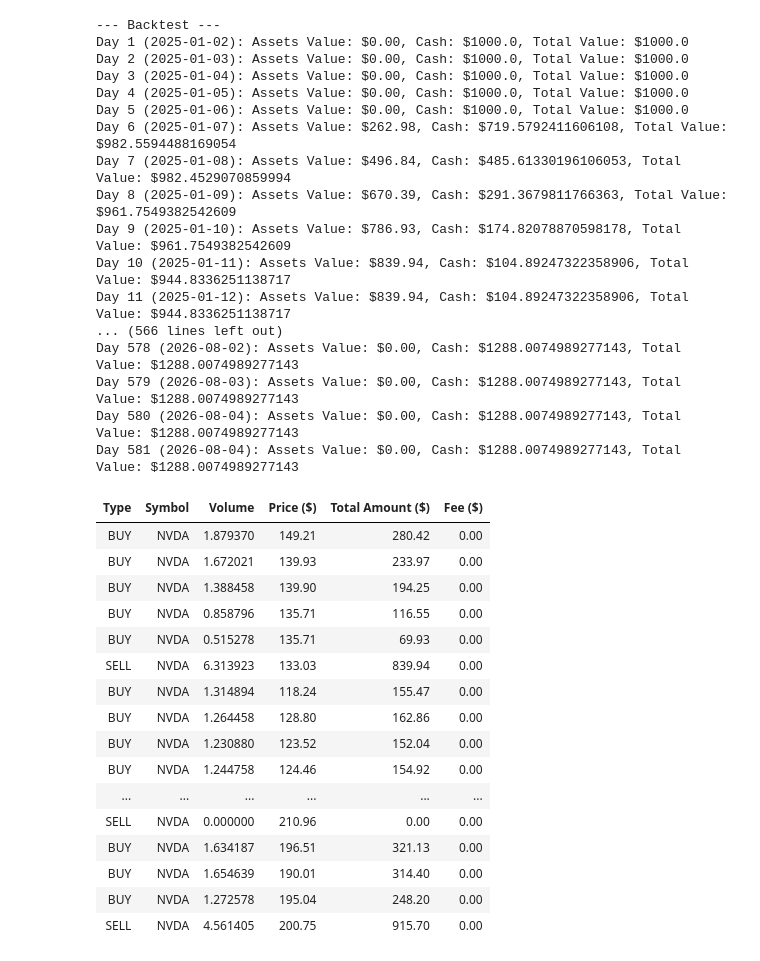
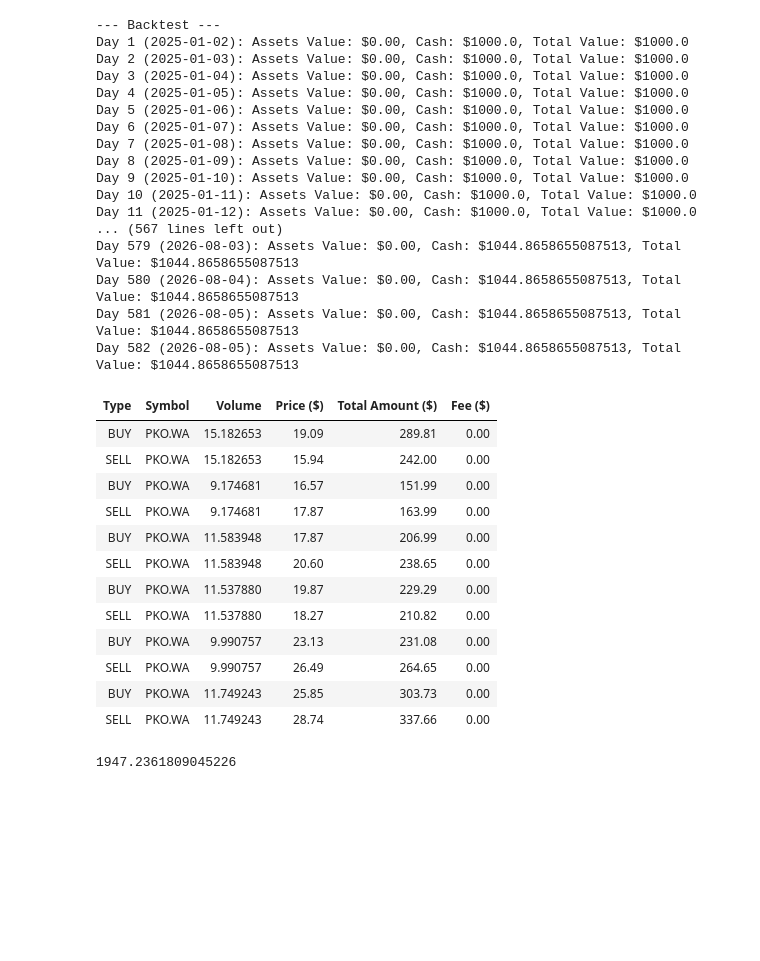
Before and after one commit to WalkingBread/wolf, a Jupyter notebook: experiments/pricedir.ipynb, the cells around one changed output. Saved outputs shown, nothing was run; the diff lists cells and outputs as text; code cells hidden in the pictures; blank space fills up the shorter version.

```diff
--- a/experiments/pricedir.ipynb
+++ b/experiments/pricedir.ipynb
@@ -7,66 +7,75 @@ sys.path.append(os.path.abspath(".."))
 from datetime import datetime, timedelta
 
 from core.ml.price.backtest import BacktestEngine
-from core.portfolio.asset import Portfolio
+from core.portfolio.asset import Portfolio, Asset
 from core.data.instrument.provider import InstrumentProvider
 from core.data.instrument.instrument import Instrument
 from core.ml.price.model import PriceDirPredictorRF, PriceDirPredictorLGBM, PriceDirPredictorXGB, PriceDirPredictorEnsemble
 from core.ml.price.strategy import ATRStopLossStrategy
 
 ip = InstrumentProvider()
-instrument: Instrument = ip.get_instrument('NVDA')
+instrument: Instrument = ip.get_instrument('PKO.WA')
 
-HORIZON = 5
-
-predictor = PriceDirPredictorLGBM(instrument=instrument, horizon_days=HORIZON)
+predictor = PriceDirPredictorLGBM(instrument=instrument, horizon_days=5)
 strategy = ATRStopLossStrategy(predictor)
 
-portfolio = Portfolio('BT1', 'PLN')
+portfolio = Portfolio('BT1', 'USD')
 start_date = datetime(2025, 1, 1)
 engine = BacktestEngine(portfolio, start_date, strategy, initial_cash=1000.0)
 
 
 print("--- Backtest ---")
 reached_present = False
 i = 0
 while not reached_present:
     reached_present = engine.next_day()
     print(f"Day {i+1} ({engine.date.strftime('%Y-%m-%d')}): Assets Value: ${engine.assets_values:,.2f}, Cash: ${engine.cash}, Total Value: ${engine.total_value}")
     i += 1
 
 engine.show_transaction_log_df()
 # %% [output]
 --- Backtest ---
 Day 1 (2025-01-02): Assets Value: $0.00, Cash: $1000.0, Total Value: $1000.0
 Day 2 (2025-01-03): Assets Value: $0.00, Cash: $1000.0, Total Value: $1000.0
 Day 3 (2025-01-04): Assets Value: $0.00, Cash: $1000.0, Total Value: $1000.0
 Day 4 (2025-01-05): Assets Value: $0.00, Cash: $1000.0, Total Value: $1000.0
 Day 5 (2025-01-06): Assets Value: $0.00, Cash: $1000.0, Total Value: $1000.0
-Day 6 (2025-01-07): Assets Value: $262.98, Cash: $719.5792411606108, Total Value: $982.5594488169054
-Day 7 (2025-01-08): Assets Value: $496.84, Cash: $485.61330196106053, Total Value: $982.4529070859994
-Day 8 (2025-01-09): Assets Value: $670.39, Cash: $291.3679811766363, Total Value: $961.7549382542609
-Day 9 (2025-01-10): Assets Value: $786.93, Cash: $174.82078870598178, Total Value: $961.7549382542609
-Day 10 (2025-01-11): Assets Value: $839.94, Cash: $104.89247322358906, Total Value: $944.8336251138717
-Day 11 (2025-01-12): Assets Value: $839.94, Cash: $104.89247322358906, Total Value: $944.8336251138717
-... (566 lines left out)
-Day 578 (2026-08-02): Assets Value: $0.00, Cash: $1288.0074989277143, Total Value: $1288.0074989277143
-Day 579 (2026-08-03): Assets Value: $0.00, Cash: $1288.0074989277143, Total Value: $1288.0074989277143
-Day 580 (2026-08-04): Assets Value: $0.00, Cash: $1288.0074989277143, Total Value: $1288.0074989277143
-Day 581 (2026-08-04): Assets Value: $0.00, Cash: $1288.0074989277143, Total Value: $1288.0074989277143
+Day 6 (2025-01-07): Assets Value: $0.00, Cash: $1000.0, Total Value: $1000.0
+Day 7 (2025-01-08): Assets Value: $0.00, Cash: $1000.0, Total Value: $1000.0
+Day 8 (2025-01-09): Assets Value: $0.00, Cash: $1000.0, Total Value: $1000.0
+Day 9 (2025-01-10): Assets Value: $0.00, Cash: $1000.0, Total Value: $1000.0
+Day 10 (2025-01-11): Assets Value: $0.00, Cash: $1000.0, Total Value: $1000.0
+Day 11 (2025-01-12): Assets Value: $0.00, Cash: $1000.0, Total Value: $1000.0
+... (567 lines left out)
+Day 579 (2026-08-03): Assets Value: $0.00, Cash: $1044.8658655087513, Total Value: $1044.8658655087513
+Day 580 (2026-08-04): Assets Value: $0.00, Cash: $1044.8658655087513, Total Value: $1044.8658655087513
+Day 581 (2026-08-05): Assets Value: $0.00, Cash: $1044.8658655087513, Total Value: $1044.8658655087513
+Day 582 (2026-08-05): Assets Value: $0.00, Cash: $1044.8658655087513, Total Value: $1044.8658655087513
 | Type | Symbol | Volume | Price ($) | Total Amount ($) | Fee ($) |
-| BUY | NVDA | 1.879370 | 149.21 | 280.42 | 0.00 |
-| BUY | NVDA | 1.672021 | 139.93 | 233.97 | 0.00 |
-| BUY | NVDA | 1.388458 | 139.90 | 194.25 | 0.00 |
-| BUY | NVDA | 0.858796 | 135.71 | 116.55 | 0.00 |
-| BUY | NVDA | 0.515278 | 135.71 | 69.93 | 0.00 |
-| SELL | NVDA | 6.313923 | 133.03 | 839.94 | 0.00 |
-| BUY | NVDA | 1.314894 | 118.24 | 155.47 | 0.00 |
-| BUY | NVDA | 1.264458 | 128.80 | 162.86 | 0.00 |
-| BUY | NVDA | 1.230880 | 123.52 | 152.04 | 0.00 |
-| BUY | NVDA | 1.244758 | 124.46 | 154.92 | 0.00 |
-| ... | ... | ... | ... | ... | ... |
-| SELL | NVDA | 0.000000 | 210.96 | 0.00 | 0.00 |
-| BUY | NVDA | 1.634187 | 196.51 | 321.13 | 0.00 |
-| BUY | NVDA | 1.654639 | 190.01 | 314.40 | 0.00 |
-| BUY | NVDA | 1.272578 | 195.04 | 248.20 | 0.00 |
-| SELL | NVDA | 4.561405 | 200.75 | 915.70 | 0.00 |
+| BUY | PKO.WA | 15.182653 | 19.09 | 289.81 | 0.00 |
+| SELL | PKO.WA | 15.182653 | 15.94 | 242.00 | 0.00 |
+| BUY | PKO.WA | 9.174681 | 16.57 | 151.99 | 0.00 |
+| SELL | PKO.WA | 9.174681 | 17.87 | 163.99 | 0.00 |
+| BUY | PKO.WA | 11.583948 | 17.87 | 206.99 | 0.00 |
+| SELL | PKO.WA | 11.583948 | 20.60 | 238.65 | 0.00 |
+| BUY | PKO.WA | 11.537880 | 19.87 | 229.29 | 0.00 |
+| SELL | PKO.WA | 11.537880 | 18.27 | 210.82 | 0.00 |
+| BUY | PKO.WA | 9.990757 | 23.13 | 231.08 | 0.00 |
+| SELL | PKO.WA | 9.990757 | 26.49 | 264.65 | 0.00 |
+| BUY | PKO.WA | 11.749243 | 25.85 | 303.73 | 0.00 |
+| SELL | PKO.WA | 11.749243 | 28.74 | 337.66 | 0.00 |
+# %%
+portfolio2 = Portfolio('BT2', 'USD')
+start_date = datetime(2025, 1, 1)
+market_data = instrument.get_market_data_at_closest_trading_day(start_date)
+price = portfolio2.convert_to_native_currency(market_data['close'], instrument.currency)
+
+volume = 1000 / price if price != 0 else 0
+
+asset = Asset(instrument, volume, price, start_date)
+
+portfolio2.add(asset)
+
+portfolio2.value
+# %% [output]
+1947.2361809045226
```
Also changed, not shown: 6 other files.
